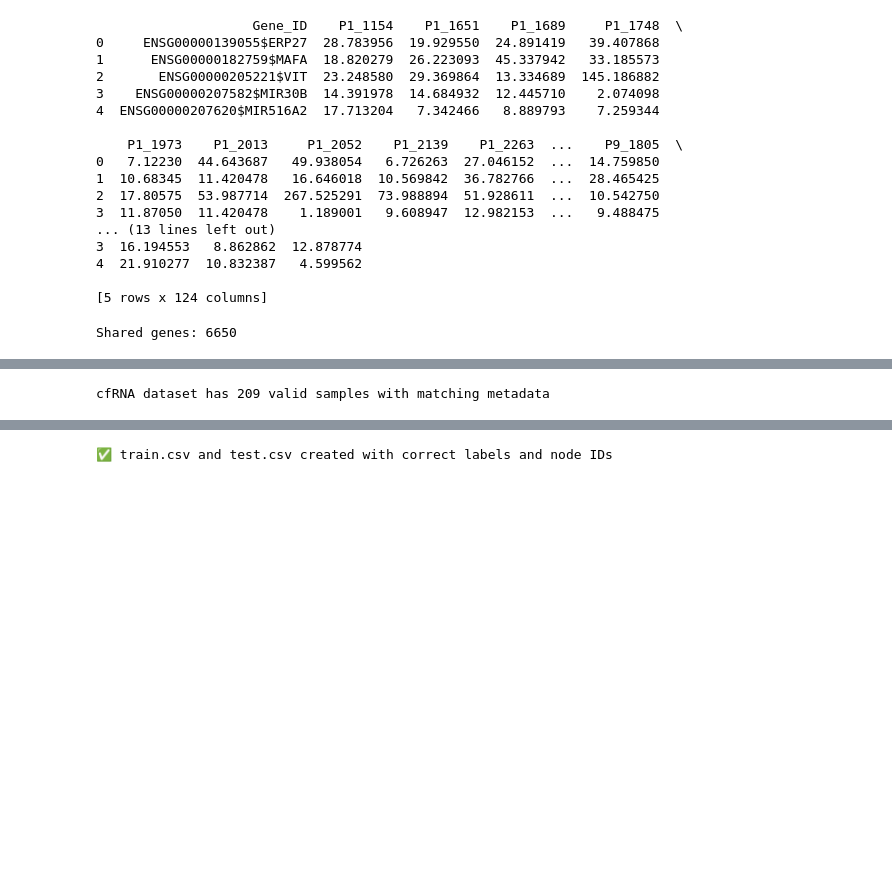
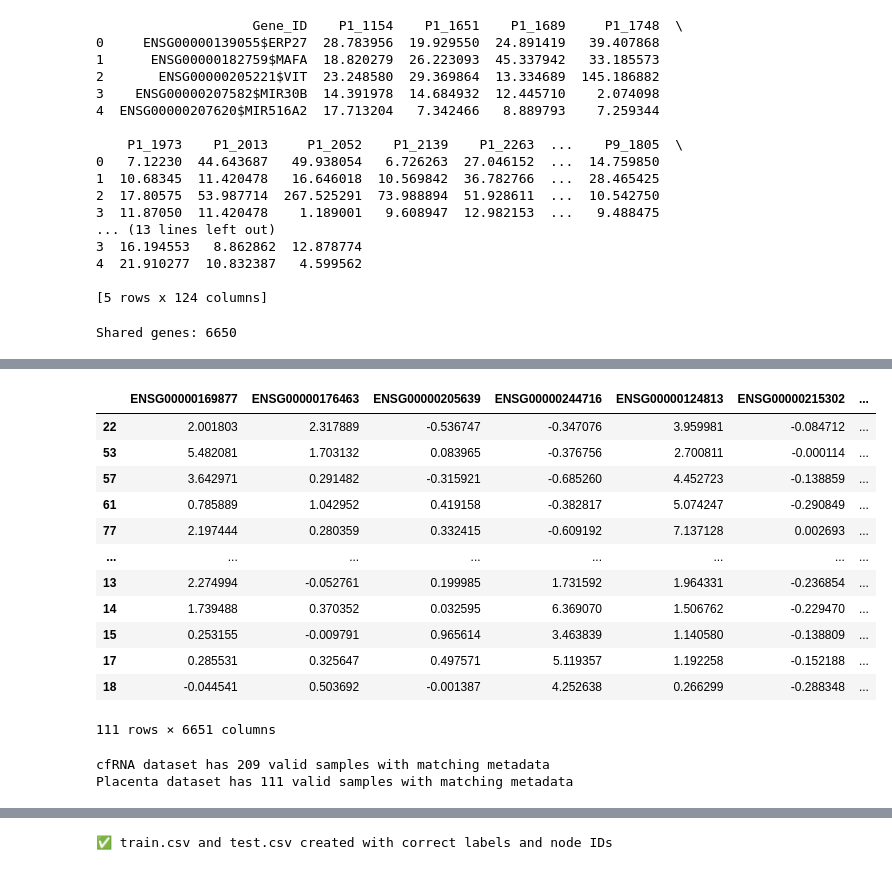
Before and after one commit to mubbytheback/gnn-challenge, a Jupyter notebook: organizer_scripts/build_dataset.ipynb, the cells around one changed output, grey strips where cells are left out. Saved outputs shown, nothing was run; the diff lists cells and outputs as text; code cells hidden in the pictures; blank space fills up the shorter version.

```diff
--- a/organizer_scripts/build_dataset.ipynb
+++ b/organizer_scripts/build_dataset.ipynb
@@ -141,9 +109,29 @@ train_df
+# %%
+meta_placenta['diagnosis'] = meta_placenta['diagnosis'].str.strip()
+
+mapping_dict = {
+    'Non-hypertensive control': 0,
+    'Severe Preeclampsia': 1,
+}
+
+meta_placenta['diagnosis_labels'] = meta_placenta['diagnosis'].map(mapping_dict)
 # %%
 train_df.index.name = 'Sample_title'
+test_df.index.name = 'Sample_title'
 # %%
 new_meta_cfRNA = pd.DataFrame()
 new_meta_cfRNA['Sample_title'] = meta_cfRNA['Sample_title']
 new_meta_cfRNA['disease_labels'] = meta_cfRNA['disease_labels']
+
+
+
+new_meta_placenta = pd.DataFrame()
+new_meta_placenta['Sample_title'] = meta_placenta['Sample_title']
+new_meta_placenta['diagnosis_labels'] = meta_placenta['diagnosis_labels']
+
+# Store original indices BEFORE merge (so we can preserve sample_id mapping)
+train_original_index = train_df.index.tolist()
+test_original_index = test_df.index.tolist()
 # %%
 combined_data = pd.merge(
     train_df,                        # Left DF: Use its index
@@ -153,5 +141,17 @@ combined_data = pd.merge(
     how='inner'
 )
 combined_data.drop(columns=['Sample_title'], inplace=True)
+
+
+
+
+combined_data_test = pd.merge(
+    test_df,                        # Left DF: Use its index
+    new_meta_placenta,                  # Right DF: Use the 'Sample_title' column
+    left_index=True,             # Use the index of 'expr'
+    right_on='Sample_title',     # Use the 'Sample_title' column of 'meta_cfRNA'
+    how='inner'
+)
+combined_data_test.drop(columns=['Sample_title'], inplace=True)
 # %%
 train_df = combined_data
@@ -158,7 +159,26 @@ train_df = combined_data
+# %%
+combined_data_test
+#test_df
+# %% [output]
+|  | ENSG00000169877 | ENSG00000176463 | ENSG00000205639 | ENSG00000244716 | ENSG00000124813 | ENSG00000215302 | ... |
+| 22 | 2.001803 | 2.317889 | -0.536747 | -0.347076 | 3.959981 | -0.084712 | ... |
+| 53 | 5.482081 | 1.703132 | 0.083965 | -0.376756 | 2.700811 | -0.000114 | ... |
+| 57 | 3.642971 | 0.291482 | -0.315921 | -0.685260 | 4.452723 | -0.138859 | ... |
+| 61 | 0.785889 | 1.042952 | 0.419158 | -0.382817 | 5.074247 | -0.290849 | ... |
+| 77 | 2.197444 | 0.280359 | 0.332415 | -0.609192 | 7.137128 | 0.002693 | ... |
+| ... | ... | ... | ... | ... | ... | ... | ... |
+| 13 | 2.274994 | -0.052761 | 0.199985 | 1.731592 | 1.964331 | -0.236854 | ... |
+| 14 | 1.739488 | 0.370352 | 0.032595 | 6.369070 | 1.506762 | -0.229470 | ... |
+| 15 | 0.253155 | -0.009791 | 0.965614 | 3.463839 | 1.140580 | -0.138809 | ... |
+| 17 | 0.285531 | 0.325647 | 0.497571 | 5.119357 | 1.192258 | -0.152188 | ... |
+| 18 | -0.044541 | 0.503692 | -0.001387 | 4.252638 | 0.266299 | -0.288348 | ... |
+111 rows × 6651 columns
 # %%
 
 # Assign target labels by matching sample IDs (index of expr_cfRNA_scaled)
 
 print(f'cfRNA dataset has {len(train_df['disease_labels'])} valid samples with matching metadata')
+print(f'Placenta dataset has {len(test_df['diagnosis_labels'])} valid samples with matching metadata')
 # %% [output]
 cfRNA dataset has 209 valid samples with matching metadata
+Placenta dataset has 111 valid samples with matching metadata
```
Also changed, not shown: parts of 14 cells of this notebook, 12 other files.
